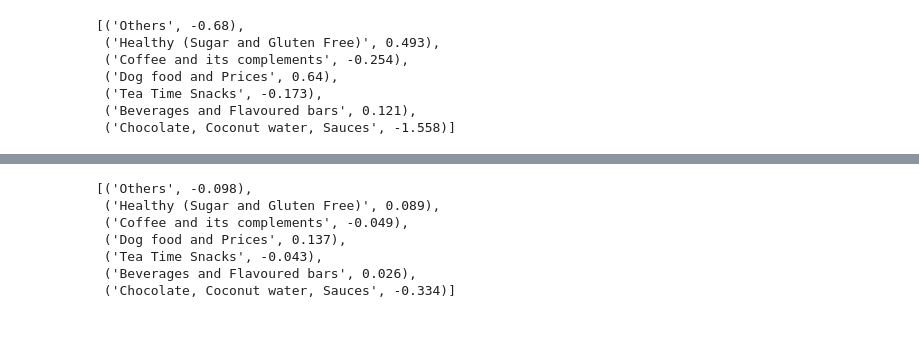
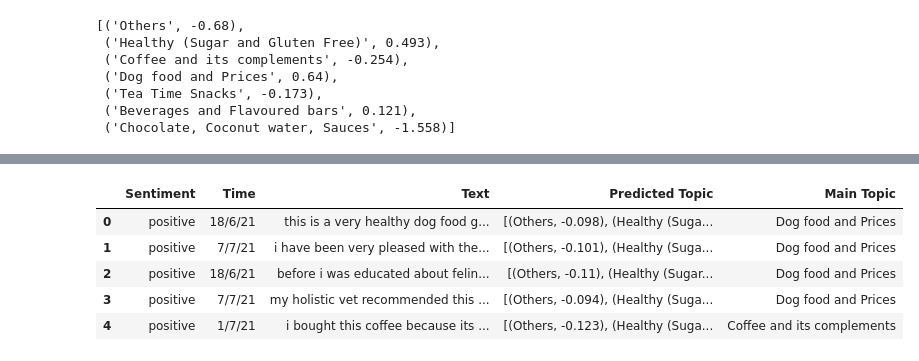
Before and after one commit to nivii26/DSA4263-Voice-of-Customer-VOC-analysis, a Jupyter notebook: root/ipynb/topic_modelling.ipynb, the cells around one changed output, grey strips where cells are left out. Saved outputs shown, nothing was run; the diff lists cells and outputs as text; code cells hidden in the pictures; blank space fills up the shorter version.

```diff
--- a/root/ipynb/topic_modelling.ipynb
+++ b/root/ipynb/topic_modelling.ipynb
@@ -158,5 +158,13 @@ tmp.size
 # %%
 # this is the function that is used by the api to make predictions
 # as such, the model that has been trained is auto loaded in the
 # function
-tmp = TM_MODEL_PREDICT(tmp)
+tokenised_data = TM_MODEL_PREDICT(tokenised_data)
+tokenised_data.head()
+# %% [output]
+|  | Sentiment | Time | Text | Predicted Topic | Main Topic |
+| 0 | positive | 18/6/21 | this is a very healthy dog food g... | [(Others, -0.098), (Healthy (Suga... | Dog food and Prices |
+| 1 | positive | 7/7/21 | i have been very pleased with the... | [(Others, -0.101), (Healthy (Suga... | Dog food and Prices |
+| 2 | positive | 18/6/21 | before i was educated about felin... | [(Others, -0.11), (Healthy (Sugar... | Dog food and Prices |
+| 3 | positive | 7/7/21 | my holistic vet recommended this ... | [(Others, -0.094), (Healthy (Suga... | Dog food and Prices |
+| 4 | positive | 1/7/21 | i bought this coffee because its ... | [(Others, -0.123), (Healthy (Suga... | Coffee and its complements |
@@ -165,10 +170,0 @@ tmp = TM_MODEL_PREDICT(tmp)
-# %%
-tmp['Predicted Topic'][0]
-# %% [output]
-[('Others', -0.098),
- ('Healthy (Sugar and Gluten Free)', 0.089),
- ('Coffee and its complements', -0.049),
- ('Dog food and Prices', 0.137),
- ('Tea Time Snacks', -0.043),
- ('Beverages and Flavoured bars', 0.026),
- ('Chocolate, Coconut water, Sauces', -0.334)]
```
Also changed, not shown: parts of 20 cells of this notebook, 1 other file.
